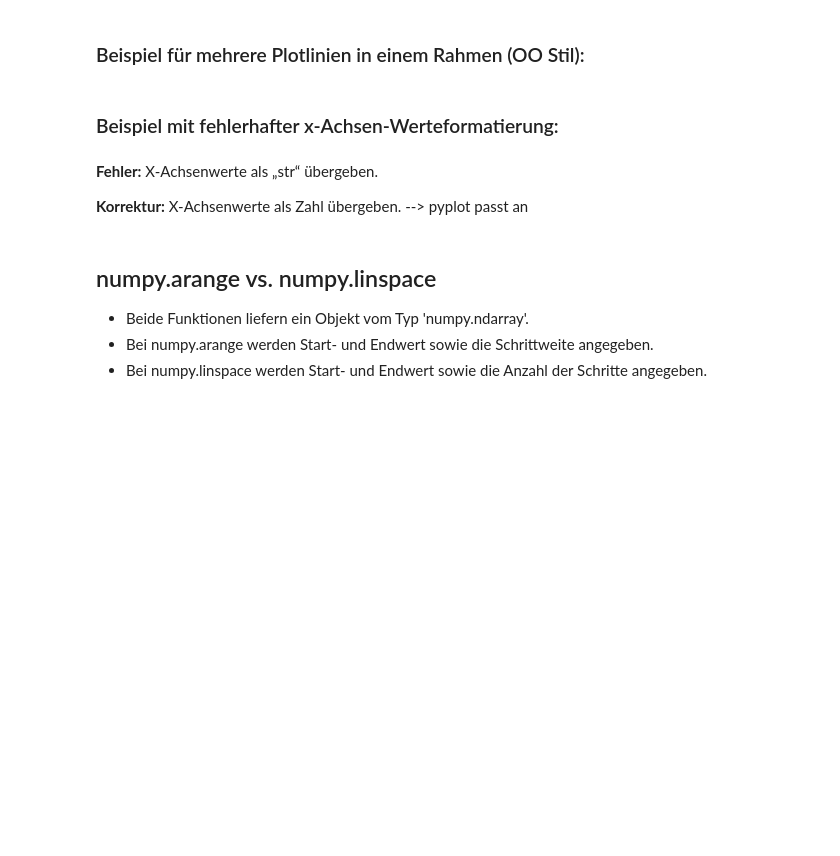
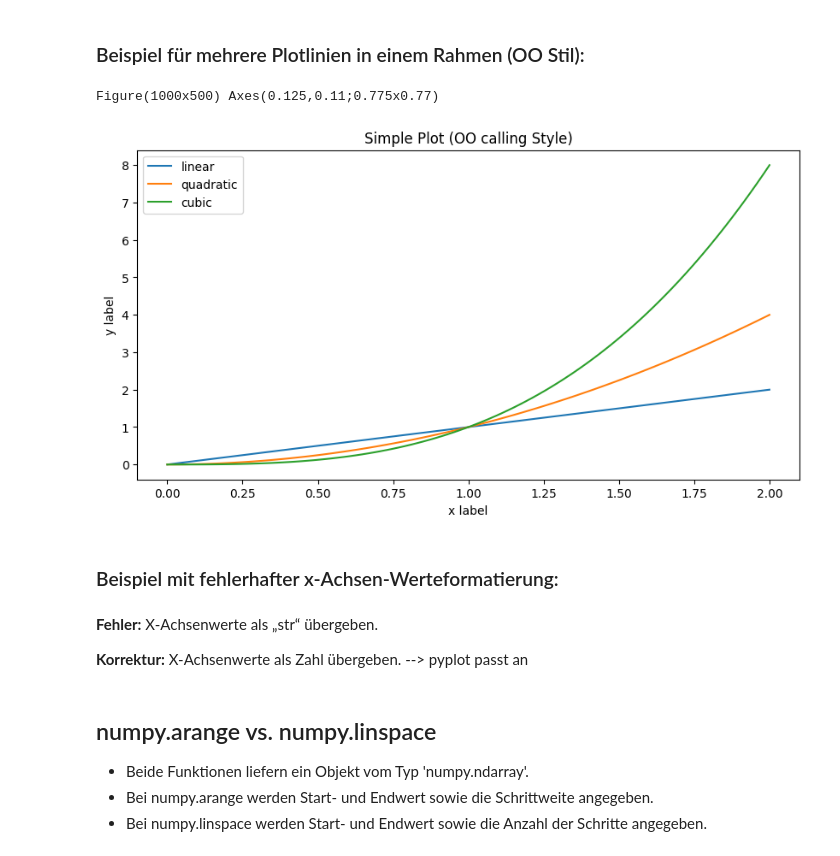
Before and after one commit to Alena08/PythonMiniProject, a Jupyter notebook: 1711/mathplotlib_1.ipynb, the cells around one changed output. Drawn from its saved outputs; the diff is of its cells as text; code cells hidden in the pictures; blank space fills up the shorter version.

```diff
--- a/1711/mathplotlib_1.ipynb
+++ b/1711/mathplotlib_1.ipynb
@@ -326,18 +352,20 @@ plt.show()
 # %%
 import matplotlib.pyplot as plt
 import numpy as np
 x = np.linspace(0, 2, 100)
 fig, ax = plt.subplots(figsize=(10, 5))         # Create a figure and an axes, window size .
 print(fig, ax)
 ax.plot(x, x, label="linear")                   # Plot some data on the axes.
 ax.plot(x, x**2, label="quadratic")             # Plot more data
 ax.plot(x, x**3, label="cubic")                 # ... and some more.
 ax.set_xlabel("x label")                        # Add an x-label to the axes.
 ax.set_ylabel("y label")                        # Add a y-label to the axes.
 ax.set_title("Simple Plot (OO calling Style)")  # Add a title to the axes.
 ax.legend()                                     # Add a legend.
 plt.show()
-ax.
+# %% [output]
+Figure(1000x500) Axes(0.125,0.11;0.775x0.77)
+[figure, added]
 # %% [markdown]
 ### Beispiel mit fehlerhafter x-Achsen-Werteformatierung:
 # %%
```
Also changed, not shown: parts of 13 cells of this notebook, 36 other files.
